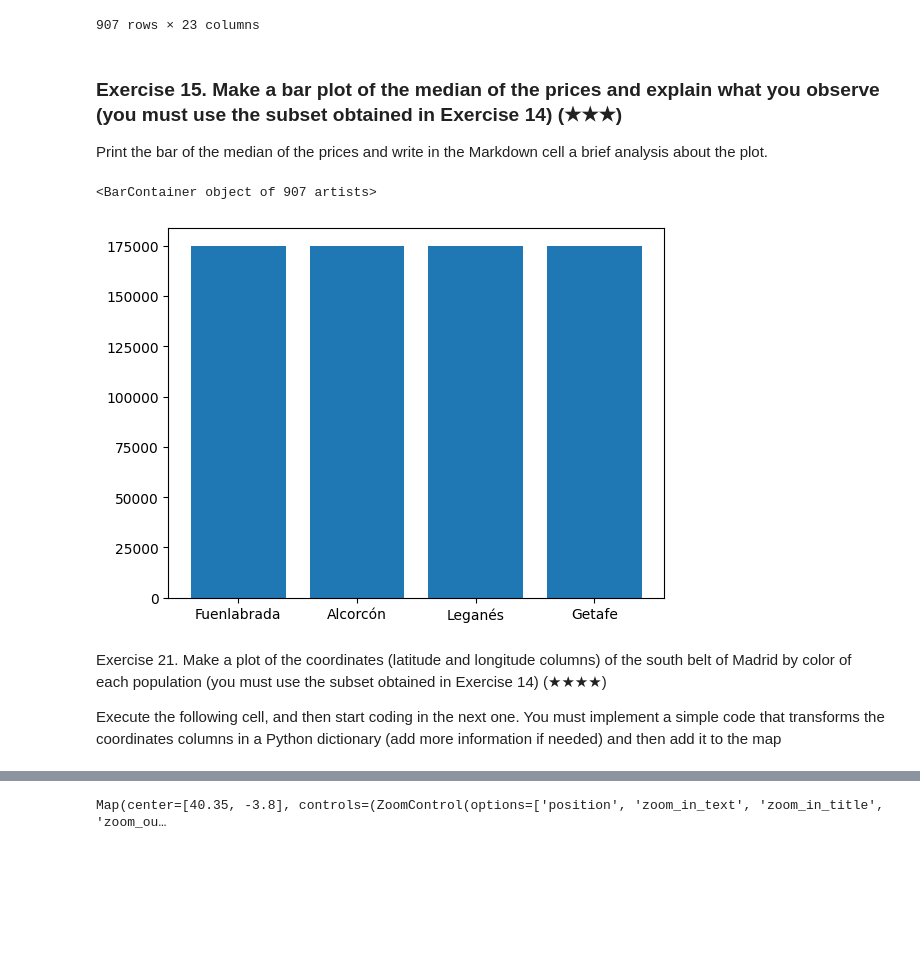
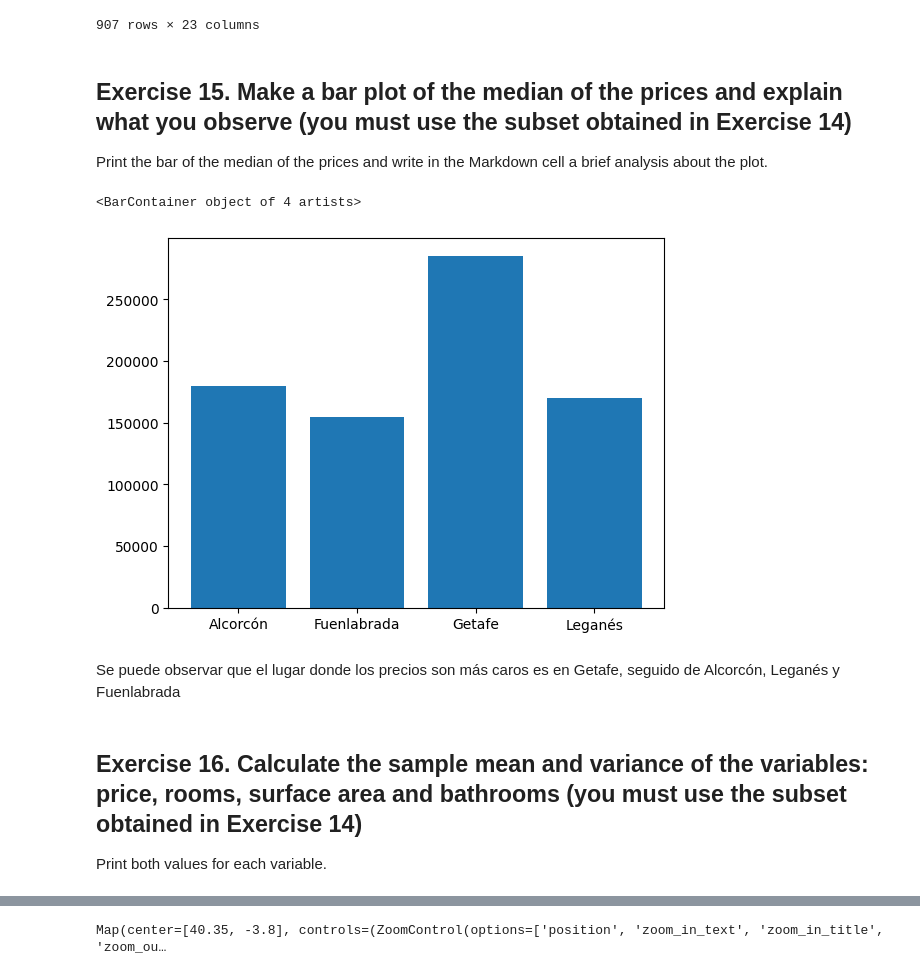
Before and after one commit to Isacondobled/pre_work, a Jupyter notebook: notebooks/01_analysis.ipynb, the cells around one changed output, grey strips where cells are left out. Cells and saved outputs as stored; diff of their text form; code cells hidden in the pictures; blank space fills up the shorter version.

```diff
--- a/notebooks/01_analysis.ipynb
+++ b/notebooks/01_analysis.ipynb
@@ -288,15 +290,18 @@ new_df
 | 15325 | 153901467 | False | montehogar 68 | 911790675.0 | https://www.fotocasa.es/es/compra... | 2.0 | 2.0 | 99.0 | ... |
 907 rows × 23 columns
 # %% [markdown]
-### Exercise 15. Make a bar plot of the median of the prices and explain what you observe (you must use the subset obtained in Exercise 14) (★★★)
+## Exercise 15. Make a bar plot of the median of the prices and explain what you observe (you must use the subset obtained in Exercise 14)
 Print the bar of the median of the prices and write in the Markdown cell a brief analysis about the plot.
 # %%
-plt.bar(new_df["level5"],new_df["price"].median())
+median_spain = new_df.groupby("level5")["price"].median()
+plt.bar(median_spain.index,median_spain.values)
 # %% [output]
-<BarContainer object of 907 artists>
+<BarContainer object of 4 artists>
-[figure, old version]
+[figure, new version]
-# %% [markdown]
-
-Exercise 21. Make a plot of the coordinates (latitude and longitude columns) of the south belt of Madrid by color of each population (you must use the subset obtained in Exercise 14) (★★★★)
-
-Execute the following cell, and then start coding in the next one. You must implement a simple code that transforms the coordinates columns in a Python dictionary (add more information if needed) and then add it to the map
+# %% [markdown]
+Se puede observar que el lugar donde los precios son más caros es en Getafe, seguido de Alcorcón, Leganés y Fuenlabrada
+# %% [markdown]
+
+## Exercise 16. Calculate the sample mean and variance of the variables: price, rooms, surface area and bathrooms (you must use the subset obtained in Exercise 14)
+
+Print both values for each variable.
```
Also changed, not shown: parts of 28 cells of this notebook.
